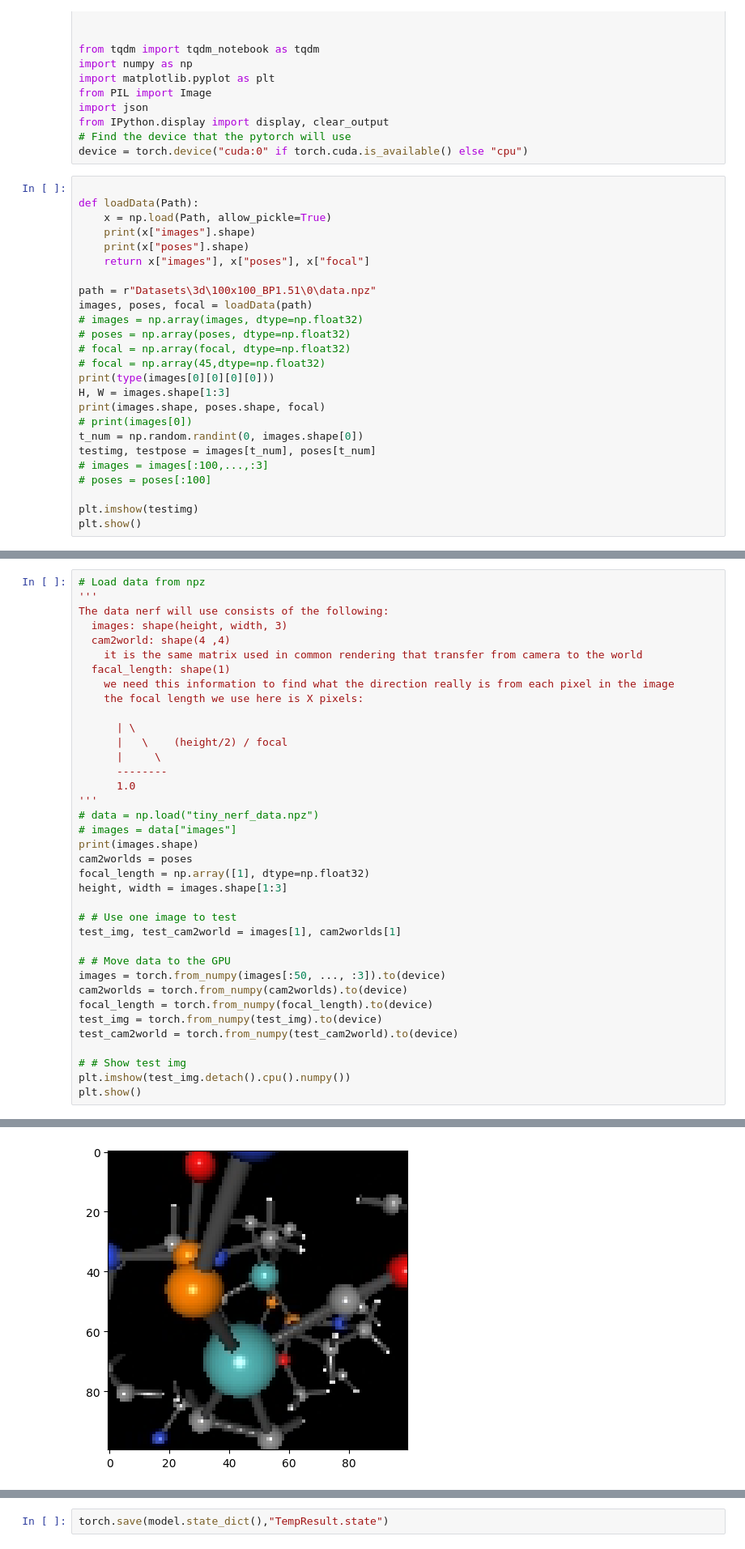
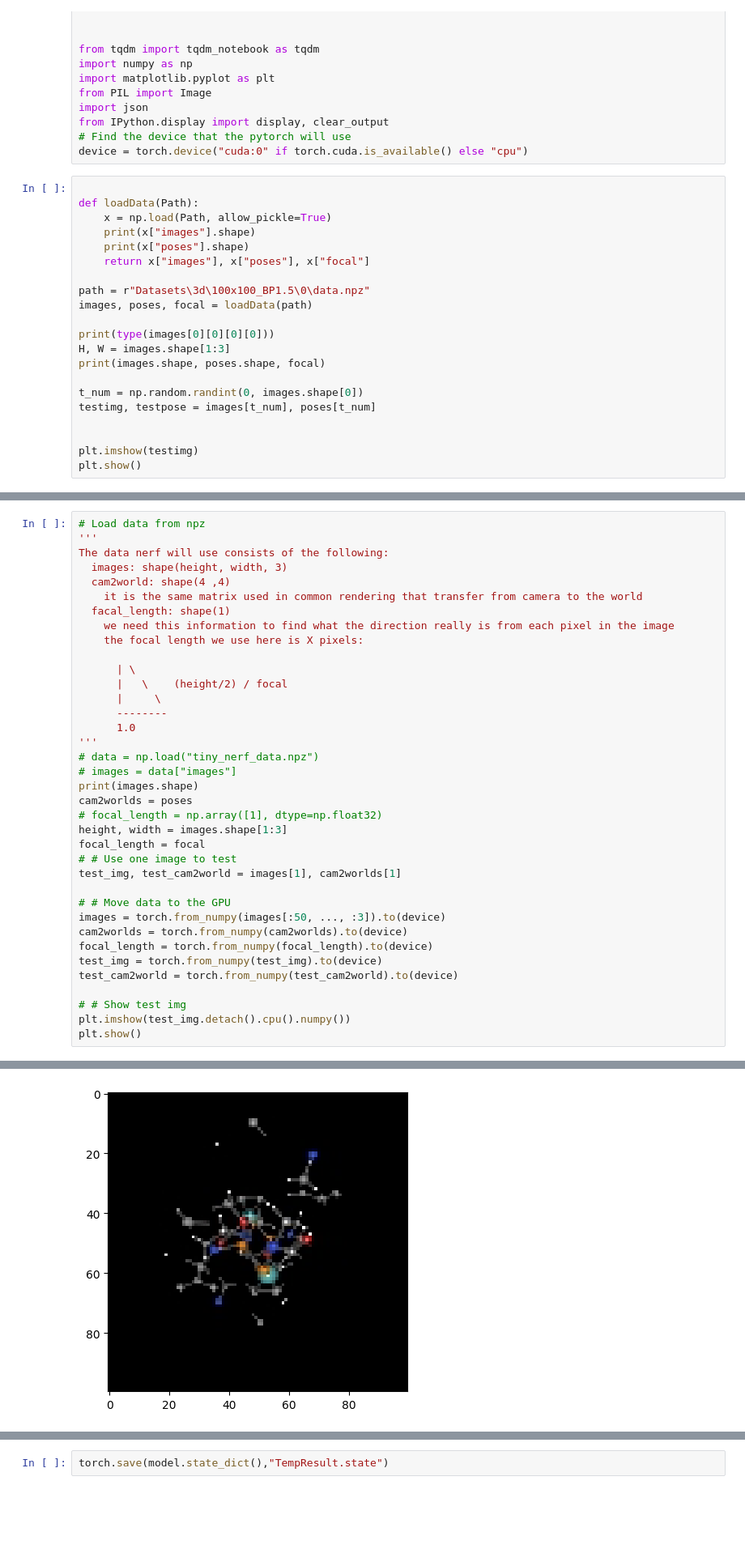
Before and after one commit to franz96521/band-gap, a Jupyter notebook: tiny_nerf_pt.ipynb, the cells around one changed output, grey strips where cells are left out. Shown at 81% size. Saved outputs shown, nothing was run; the diff lists cells and outputs as text; blank space fills up the shorter version.

```diff
--- a/tiny_nerf_pt.ipynb
+++ b/tiny_nerf_pt.ipynb
@@ -26,20 +26,16 @@ def loadData(Path):
     print(x["poses"].shape)
     return x["images"], x["poses"], x["focal"]
 
-path = r"Datasets\3d\100x100_BP1.51\0\data.npz"
+path = r"Datasets\3d\100x100_BP1.5\0\data.npz"
 images, poses, focal = loadData(path)
-# images = np.array(images, dtype=np.float32)
-# poses = np.array(poses, dtype=np.float32)
-# focal = np.array(focal, dtype=np.float32)
-# focal = np.array(45,dtype=np.float32)
+
 print(type(images[0][0][0][0]))
 H, W = images.shape[1:3]
 print(images.shape, poses.shape, focal)
-# print(images[0])
+
 t_num = np.random.randint(0, images.shape[0])
 testimg, testpose = images[t_num], poses[t_num]
-# images = images[:100,...,:3]
-# poses = poses[:100]
+
 
 plt.imshow(testimg)
 plt.show()
@@ -70,9 +66,9 @@ The data nerf will use consists of the following:
 # images = data["images"]
 print(images.shape)
 cam2worlds = poses
-focal_length = np.array([1], dtype=np.float32)
+# focal_length = np.array([1], dtype=np.float32)
 height, width = images.shape[1:3]
-
+focal_length = focal
 # # Use one image to test
 test_img, test_cam2world = images[1], cam2worlds[1]
 
@@ -91,4 +87,4 @@ plt.show()
-[figure, old version]
+[figure, new version]
 # %%
 def cumprod_exclusive(tensor: torch.Tensor) -> torch.Tensor:
   r"""Mimick functionality of tf.math.cumprod(..., exclusive=True), as it isn't available in PyTorch.
```
Also changed, not shown: parts of 3 cells of this notebook, 5 other files.
